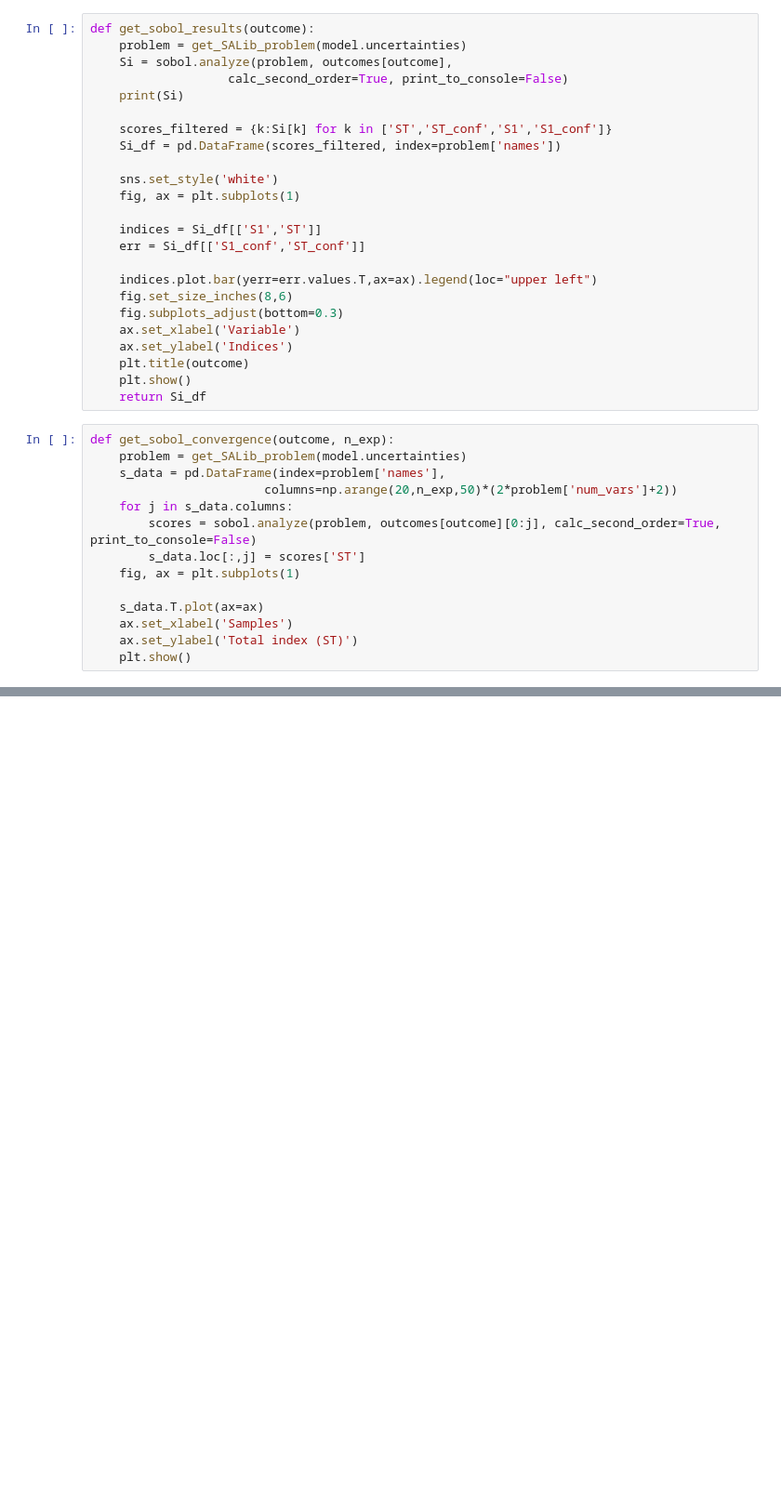
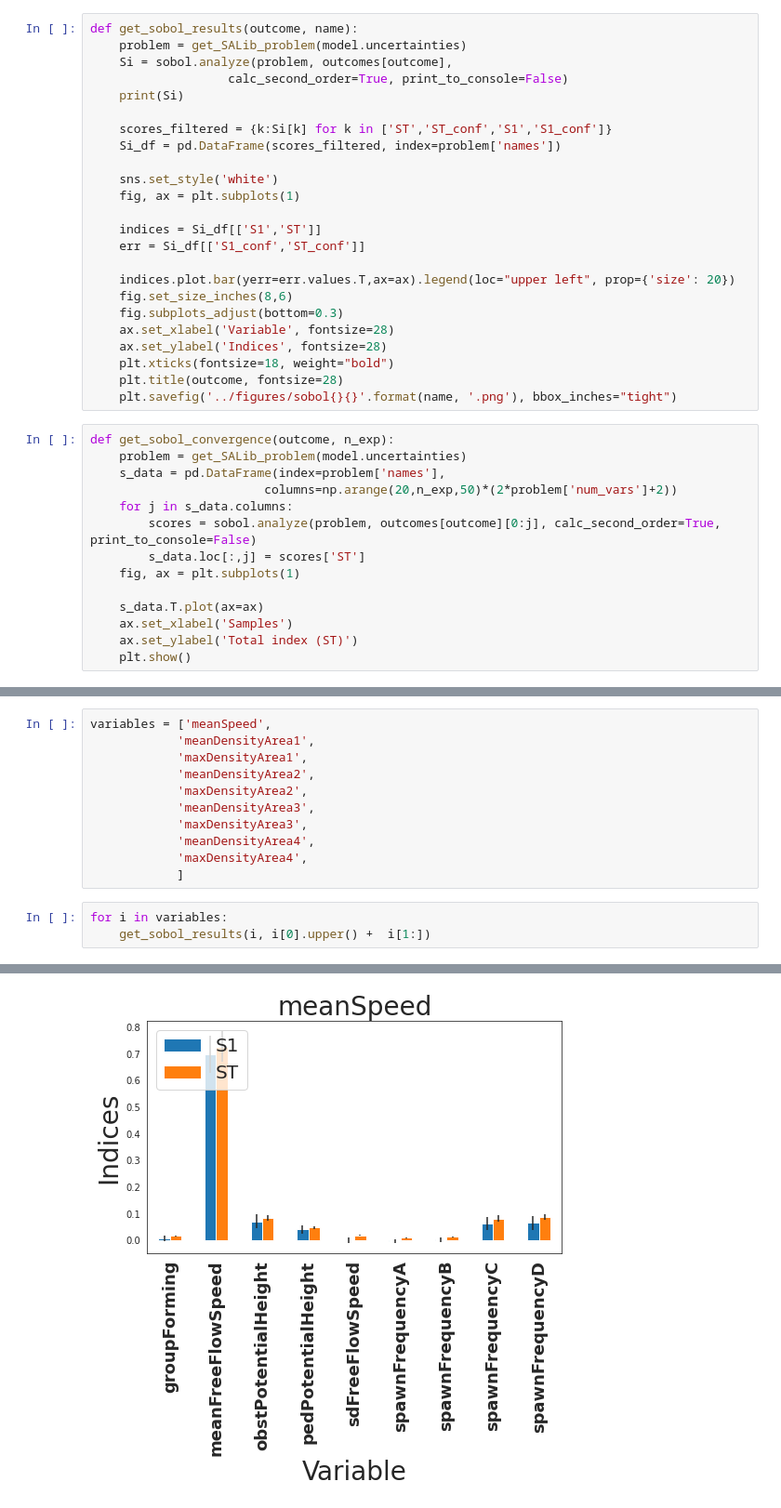
Before and after one commit to floristevito/CrowdSim, a Jupyter notebook: analysis/sobol_results.ipynb, the cells around one changed output, grey strips where cells are left out. Shown at 93% size. Saved outputs shown, nothing was run; the diff lists cells and outputs as text; blank space fills up the shorter version.

```diff
--- a/analysis/sobol_results.ipynb
+++ b/analysis/sobol_results.ipynb
@@ -16,7 +16,7 @@ model = get_vadere_formulation(
 # %%
 experiments, outcomes = load_results('../data/output/EMA/sobol.tar.gz')
 # %%
-def get_sobol_results(outcome):
+def get_sobol_results(outcome, name):
     problem = get_SALib_problem(model.uncertainties)
     Si = sobol.analyze(problem, outcomes[outcome],
                    calc_second_order=True, print_to_console=False)
@@ -31,14 +31,14 @@ def get_sobol_results(outcome):
     indices = Si_df[['S1','ST']]
     err = Si_df[['S1_conf','ST_conf']]
 
-    indices.plot.bar(yerr=err.values.T,ax=ax).legend(loc="upper left")
+    indices.plot.bar(yerr=err.values.T,ax=ax).legend(loc="upper left", prop={'size': 20})
     fig.set_size_inches(8,6)
     fig.subplots_adjust(bottom=0.3)
-    ax.set_xlabel('Variable')
-    ax.set_ylabel('Indices')
-    plt.title(outcome)
-    plt.show()
-    return Si_df
+    ax.set_xlabel('Variable', fontsize=28)
+    ax.set_ylabel('Indices', fontsize=28)
+    plt.xticks(fontsize=18, weight="bold")
+    plt.title(outcome, fontsize=28)
+    plt.savefig('../figures/sobol{}{}'.format(name, '.png'), bbox_inches="tight")
 # %%
 def get_sobol_convergence(outcome, n_exp):
     problem = get_SALib_problem(model.uncertainties)
@@ -90,0 +60,15 @@ get_sobol_results('maxDensityArea4')
+# %%
+variables = ['meanSpeed',
+            'meanDensityArea1',
+            'maxDensityArea1',
+            'meanDensityArea2',
+            'maxDensityArea2',
+            'meanDensityArea3',
+            'maxDensityArea3',
+            'meanDensityArea4',
+            'maxDensityArea4',
+            ]
+# %%
+for i in variables:
+    get_sobol_results(i, i[0].upper() +  i[1:])
+# %% [output]
@@ -90,0 +92 @@ get_sobol_results('maxDensityArea4')
+[figure, added]
```
Also changed, not shown: parts of 3 cells of this notebook, 17 other files.
